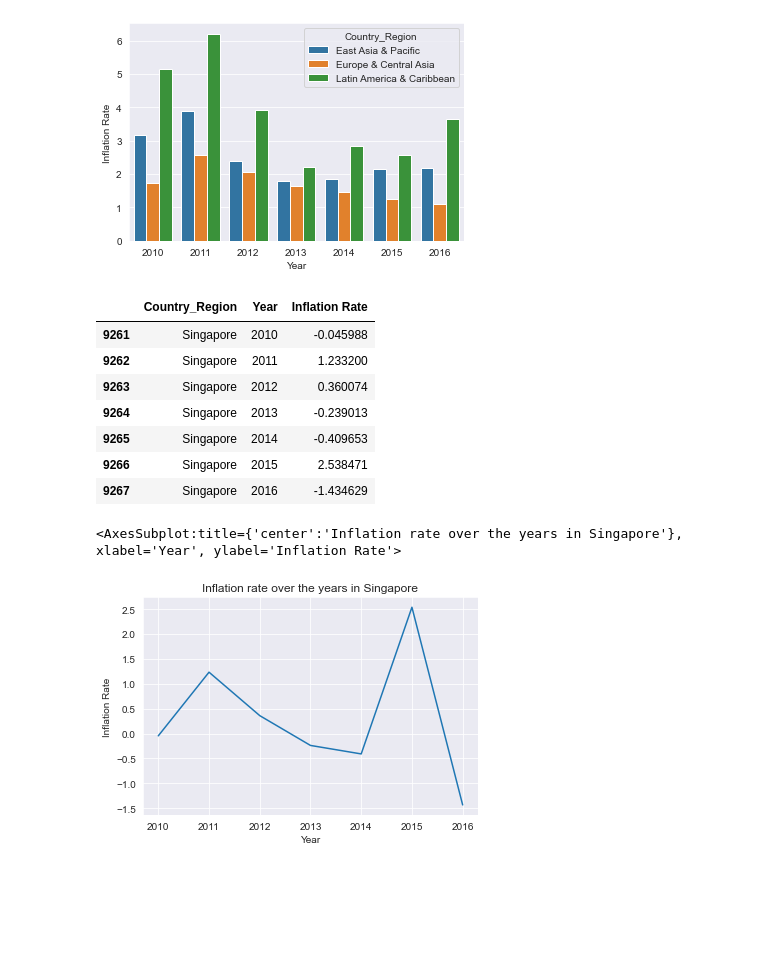
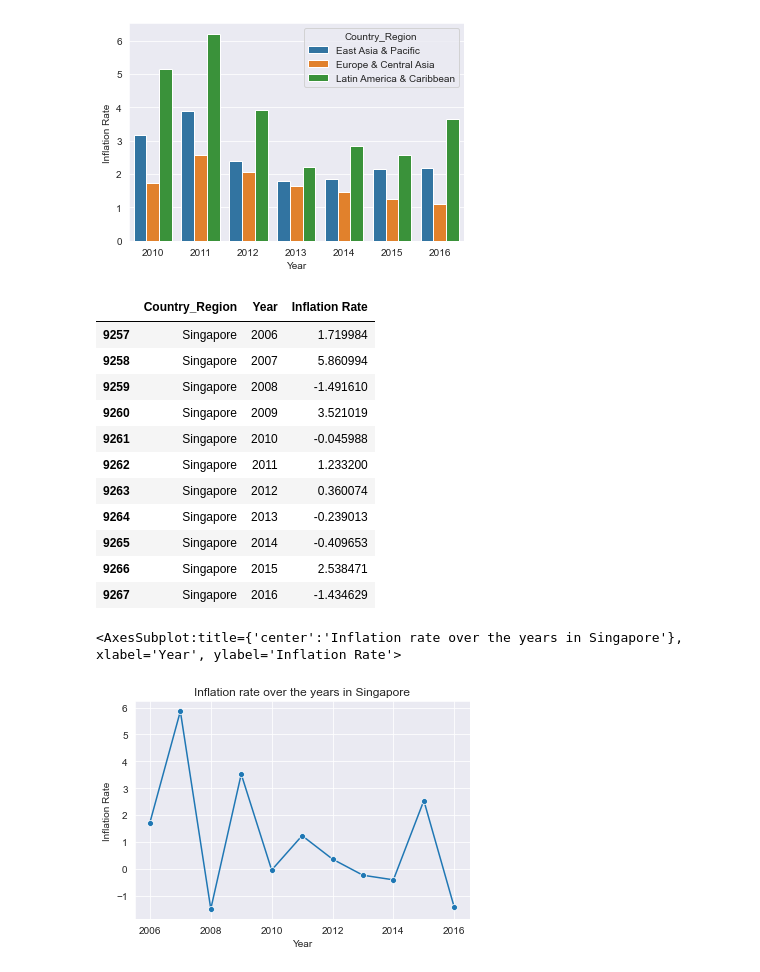
Before and after one commit to michaenho/Data-Science-Projects, a Jupyter notebook: Inflation data/Inflation data.ipynb, the cells around one changed output. Cells and saved outputs as stored; diff of their text form; code cells hidden in the pictures; blank space fills up the shorter version.

```diff
--- a/Inflation data/Inflation data.ipynb
+++ b/Inflation data/Inflation data.ipynb
@@ -11,7 +11,7 @@ sns.set_style('darkgrid')
 %reload_ext autoreload
 %autoreload 2
 # %%
-data = pd.read_csv(r"C:\Users\Michaen Ho\Downloads\inflation-consumer.csv")
+data = pd.read_csv(r"C:\Users\Michaen Ho\anaconda3\Data-Science-Projects\Data-Science-Projects\Inflation data\inflation-consumer.csv")
 # %%
 data.head(10)
 # %% [output]
@@ -168,10 +168,14 @@ sns.barplot(x='Year', y='Inflation Rate', data = data_compare, hue='Country_Regi
 <AxesSubplot:xlabel='Year', ylabel='Inflation Rate'>
 [figure]
 # %%
-data_singapore = data.loc[(data['Country_Region'] == 'Singapore') & (data['Year'] >= 2010)]
+data_singapore = data.loc[(data['Country_Region'] == 'Singapore') & (data['Year'] >= 2006)]
 data_singapore
 # %% [output]
 |  | Country_Region | Year | Inflation Rate |
+| 9257 | Singapore | 2006 | 1.719984 |
+| 9258 | Singapore | 2007 | 5.860994 |
+| 9259 | Singapore | 2008 | -1.491610 |
+| 9260 | Singapore | 2009 | 3.521019 |
 | 9261 | Singapore | 2010 | -0.045988 |
 | 9262 | Singapore | 2011 | 1.233200 |
 | 9263 | Singapore | 2012 | 0.360074 |
@@ -181,7 +185,7 @@ data_singapore
 | 9267 | Singapore | 2016 | -1.434629 |
 # %%
 plt.title('Inflation rate over the years in Singapore')
-sns.lineplot(x='Year', y='Inflation Rate', data = data_singapore)
+sns.lineplot(x='Year', y='Inflation Rate', data = data_singapore, marker = 'o')
 # %% [output]
 <AxesSubplot:title={'center':'Inflation rate over the years in Singapore'}, xlabel='Year', ylabel='Inflation Rate'>
-[figure, old version]
+[figure, new version]
```
